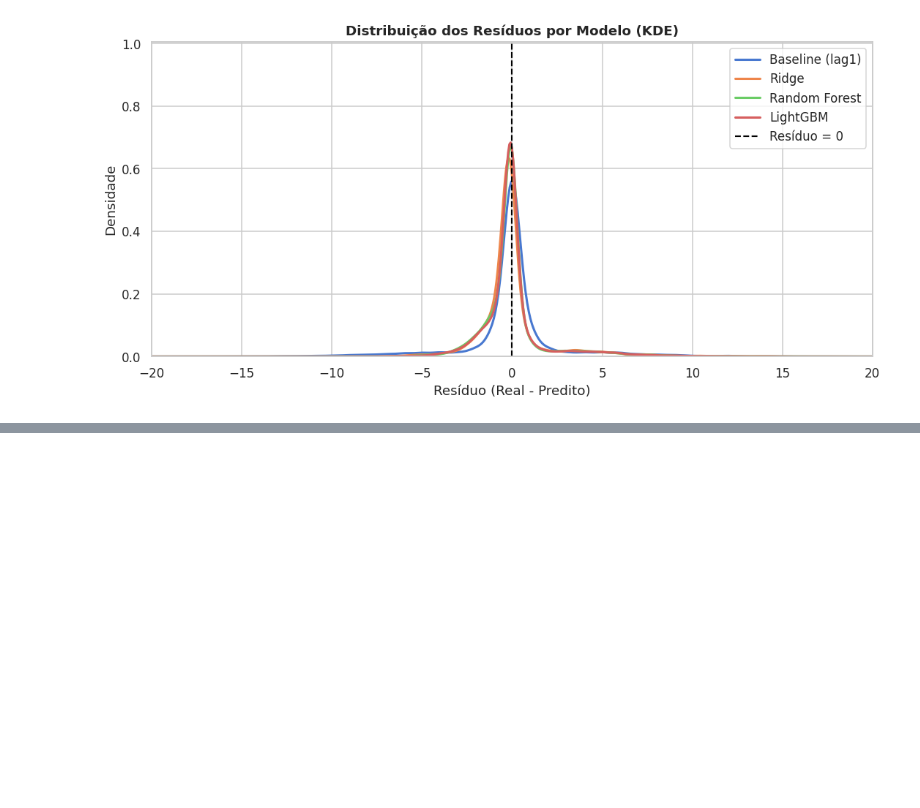
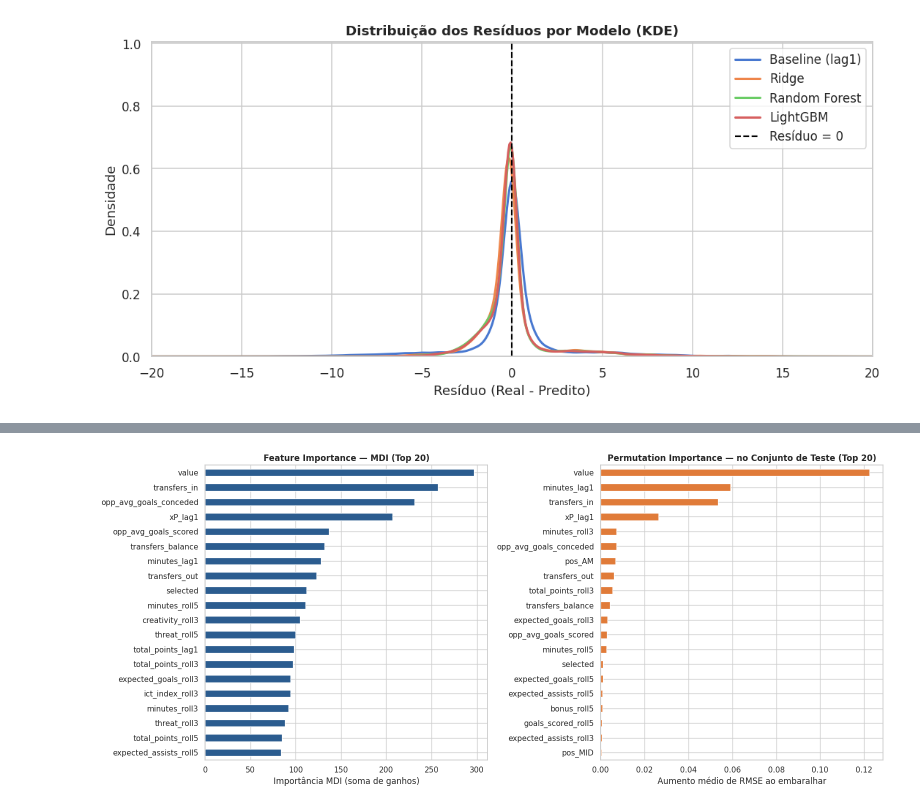
Before and after one commit to danieljmanzano/trab-icd, a Jupyter notebook: projeto_fpl.ipynb, the cells around one changed output, grey strips where cells are left out. Cells and saved outputs as stored; diff of their text form; code cells hidden in the pictures; blank space fills up the shorter version.

Commit message:
add: etapa 7

```diff
--- a/projeto_fpl.ipynb
+++ b/projeto_fpl.ipynb
@@ -1334,0 +1354,77 @@ plt.show()
+# %%
+import pandas as pd
+import numpy as np
+import matplotlib.pyplot as plt
+import seaborn as sns
+import warnings
+warnings.filterwarnings('ignore')
+
+from sklearn.linear_model import Ridge
+from sklearn.preprocessing import StandardScaler
+from sklearn.model_selection import TimeSeriesSplit
+from sklearn.metrics import root_mean_squared_error, mean_absolute_error, r2_score
+from sklearn.feature_selection import SelectKBest, f_regression
+from sklearn.decomposition import PCA
+from sklearn.inspection import permutation_importance
+import lightgbm as lgb
+
+sns.set_theme(style='whitegrid', context='notebook')
+
+# --- Reconstruir datasets (caso kernel tenha sido reiniciado) ---
+if 'df_model' not in globals():
+    df = pd.read_csv('fpl_prepared.csv')
+    rolling_lag_cols = [c for c in df.columns if '_roll' in c or '_lag1' in c]
+    pre_game_cols = ['value', 'selected', 'transfers_in', 'transfers_out', 'transfers_balance']
+    raw_feature_cols = list(dict.fromkeys(
+        pre_game_cols + rolling_lag_cols +
+        ['was_home', 'opp_avg_goals_scored', 'opp_avg_goals_conceded', 'position']
+    ))
+    df_model = df.dropna(subset=raw_feature_cols).copy()
+    df_model['was_home'] = df_model['was_home'].astype(int)
+    df_model = pd.get_dummies(df_model, columns=['position'], prefix='pos', dtype=int)
+    pos_dummy_cols = sorted([c for c in df_model.columns if c.startswith('pos_')])
+    feature_cols = [c for c in raw_feature_cols if c != 'position'] + pos_dummy_cols
+    train_df = df_model[df_model['round'] <= 28].sort_values(['round', 'element']).reset_index(drop=True)
+    test_df  = df_model[df_model['round'] >= 29].sort_values(['round', 'element']).reset_index(drop=True)
+    X_train, y_train = train_df[feature_cols], train_df['total_points']
+    X_test,  y_test  = test_df[feature_cols],  test_df['total_points']
+
+# --- Retreinar LightGBM com melhores hiperparâmetros da Etapa 5 ---
+lgbm_best = lgb.LGBMRegressor(
+    random_state=42, verbose=-1, n_jobs=-1,
+    subsample=0.8, num_leaves=63, n_estimators=100, max_depth=6,
+    learning_rate=0.05, colsample_bytree=0.8
+)
+lgbm_best.fit(X_train, y_train)
+y_pred_lgbm = lgbm_best.predict(X_test)
+rmse_base = root_mean_squared_error(y_test, y_pred_lgbm)
+r2_base   = r2_score(y_test, y_pred_lgbm)
+
+# MDI
+fi_mdi = pd.Series(lgbm_best.feature_importances_, index=feature_cols).sort_values(ascending=False)
+
+# Permutation Importance
+perm = permutation_importance(lgbm_best, X_test, y_test, n_repeats=10, random_state=42, n_jobs=-1)
+fi_perm = pd.Series(perm.importances_mean, index=feature_cols).sort_values(ascending=False)
+
+TOP_N = 20
+fig, axes = plt.subplots(1, 2, figsize=(16, 7))
+
+# Gráfico MDI
+fi_mdi.head(TOP_N).sort_values().plot(kind='barh', color='#2b5c8f', ax=axes[0])
+axes[0].set_title(f'Feature Importance — MDI (Top {TOP_N})', fontsize=12, fontweight='bold')
+axes[0].set_xlabel('Importância MDI (soma de ganhos)')
+
+# Gráfico Permutation
+fi_perm.head(TOP_N).sort_values().plot(kind='barh', color='#e07b39', ax=axes[1])
+axes[1].set_title(f'Permutation Importance — no Conjunto de Teste (Top {TOP_N})', fontsize=12, fontweight='bold')
+axes[1].set_xlabel('Aumento médio de RMSE ao embaralhar')
+
+plt.tight_layout()
+plt.show()
+
+print(f'LightGBM (38 features) | RMSE={rmse_base:.4f}  R²={r2_base:.4f}')
+print(f'\nTop 10 Permutation Importance:')
+print(fi_perm.head(10).round(4).to_string())
+# %% [output]
+[figure, added]
```
Also changed, not shown: parts of 10 cells of this notebook.
